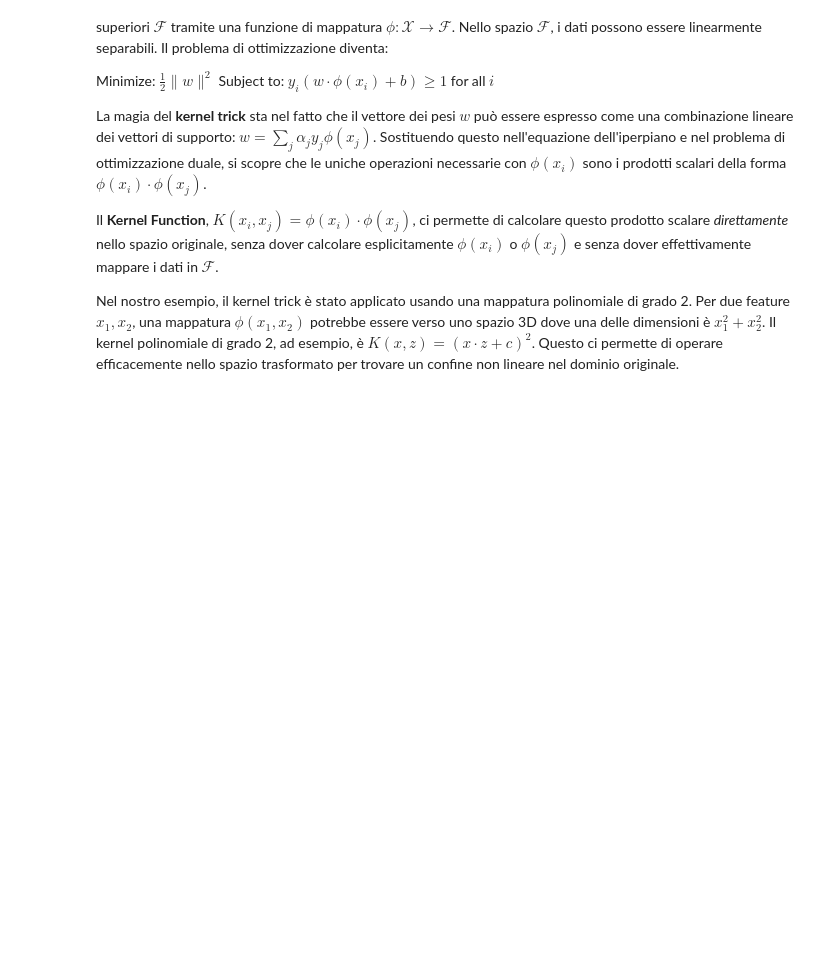
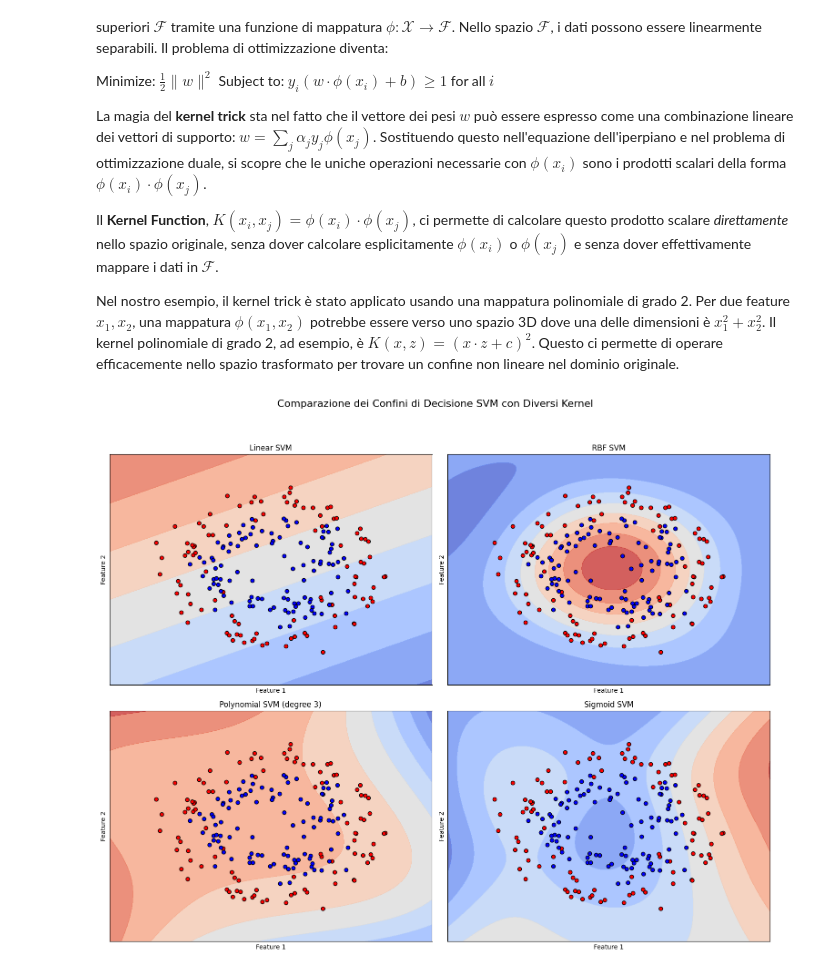
Before and after one commit to Antonius74/colab_algo_experiments, a Jupyter notebook: SVM_example.ipynb, the cells around one changed output. Drawn from its saved outputs; the diff is of its cells as text; code cells hidden in the pictures; blank space fills up the shorter version.

```diff
--- a/SVM_example.ipynb
+++ b/SVM_example.ipynb
@@ -214,0 +242,23 @@ Nel nostro esempio, il kernel trick è stato applicato usando una mappatura poli
+# %%
+# Definiamo i vari classificatori SVM
+classifiers = {
+    "Linear SVM": svm.SVC(kernel='linear', C=1.0, random_state=42),
+    "RBF SVM": svm.SVC(kernel='rbf', gamma=0.7, C=1.0, random_state=42),
+    "Polynomial SVM (degree 3)": svm.SVC(kernel='poly', degree=3, C=1.0, random_state=42),
+    "Sigmoid SVM": svm.SVC(kernel='sigmoid', C=1.0, random_state=42)
+}
+
+# Creiamo la figura per i subplot
+fig, axes = plt.subplots(2, 2, figsize=(15, 12))
+axes = axes.ravel() # appiattiamo l'array di assi per una facile iterazione
+
+# Addestriamo e plottiamo per ogni classificatore
+for i, (name, classifier) in enumerate(classifiers.items()):
+    classifier.fit(X, y)
+    plot_decision_boundary(axes[i], classifier, X, y, name)
+
+plt.suptitle('Comparazione dei Confini di Decisione SVM con Diversi Kernel', y=1.02, fontsize=16)
+plt.tight_layout(rect=[0, 0, 1, 0.98]) # Regola il layout per non sovrapporre il titolo
+plt.show()
+# %% [output]
+[figure, added]
```
Also changed, not shown: parts of 1 cell of this notebook.
